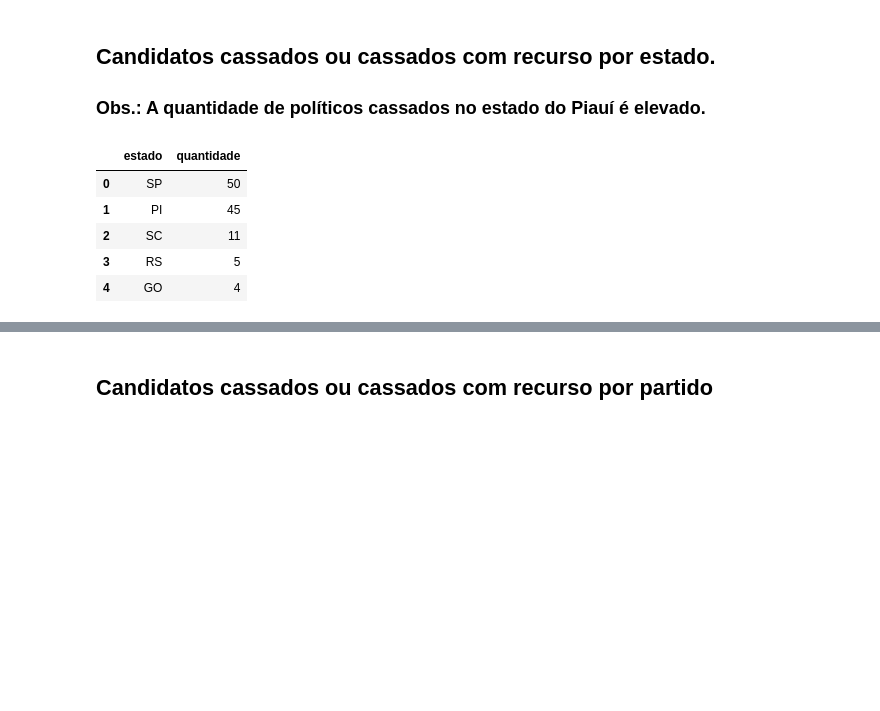
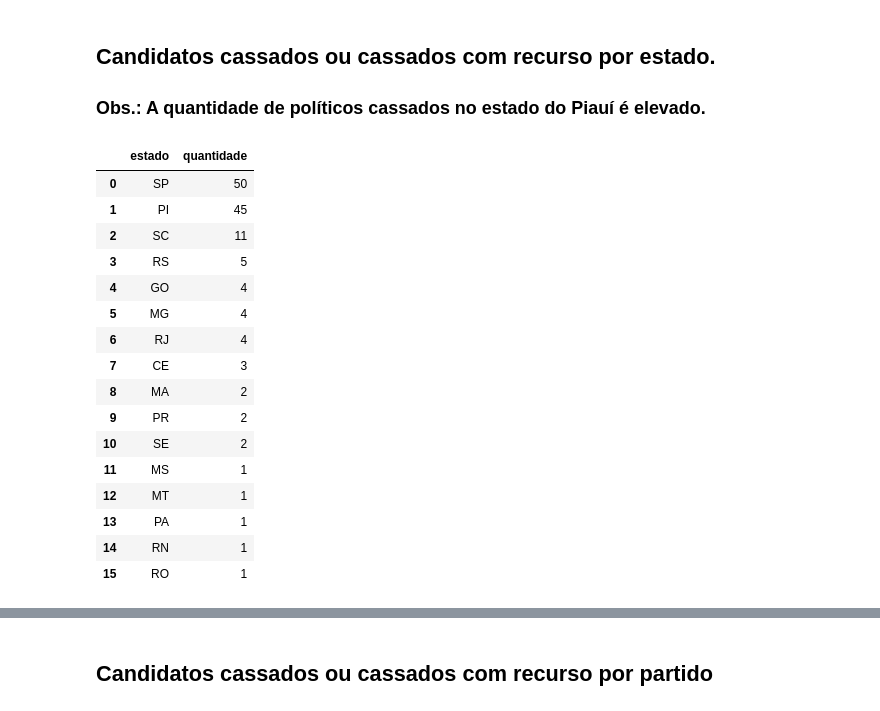
Before and after one commit to matheuscosantos/candidatos-cassados-eleicoes-2016, a Jupyter notebook: Analise_eleicoes_2016.ipynb, the cells around one changed output, grey strips where cells are left out. Cells and saved outputs as stored; diff of their text form; code cells hidden in the pictures; blank space fills up the shorter version.

```diff
--- a/Analise_eleicoes_2016.ipynb
+++ b/Analise_eleicoes_2016.ipynb
@@ -31,18 +38,28 @@ quantidade
 # %%
 quantidade_por_estado = dados['sigla_uf'].to_frame() \
                                          .reset_index() \
                                          .groupby(by='sigla_uf') \
                                          .count() \
                                          .sort_values(['index'], ascending=False) \
-                                         .head()
 
 quantidade_por_estado = quantidade_por_estado.reset_index()
 quantidade_por_estado.columns = ['estado', 'quantidade']
 quantidade_por_estado
 # %% [output]
 |  | estado | quantidade |
 | 0 | SP | 50 |
 | 1 | PI | 45 |
 | 2 | SC | 11 |
 | 3 | RS | 5 |
 | 4 | GO | 4 |
+| 5 | MG | 4 |
+| 6 | RJ | 4 |
+| 7 | CE | 3 |
+| 8 | MA | 2 |
+| 9 | PR | 2 |
+| 10 | SE | 2 |
+| 11 | MS | 1 |
+| 12 | MT | 1 |
+| 13 | PA | 1 |
+| 14 | RN | 1 |
+| 15 | RO | 1 |
```
Also changed, not shown: parts of 16 cells of this notebook.
